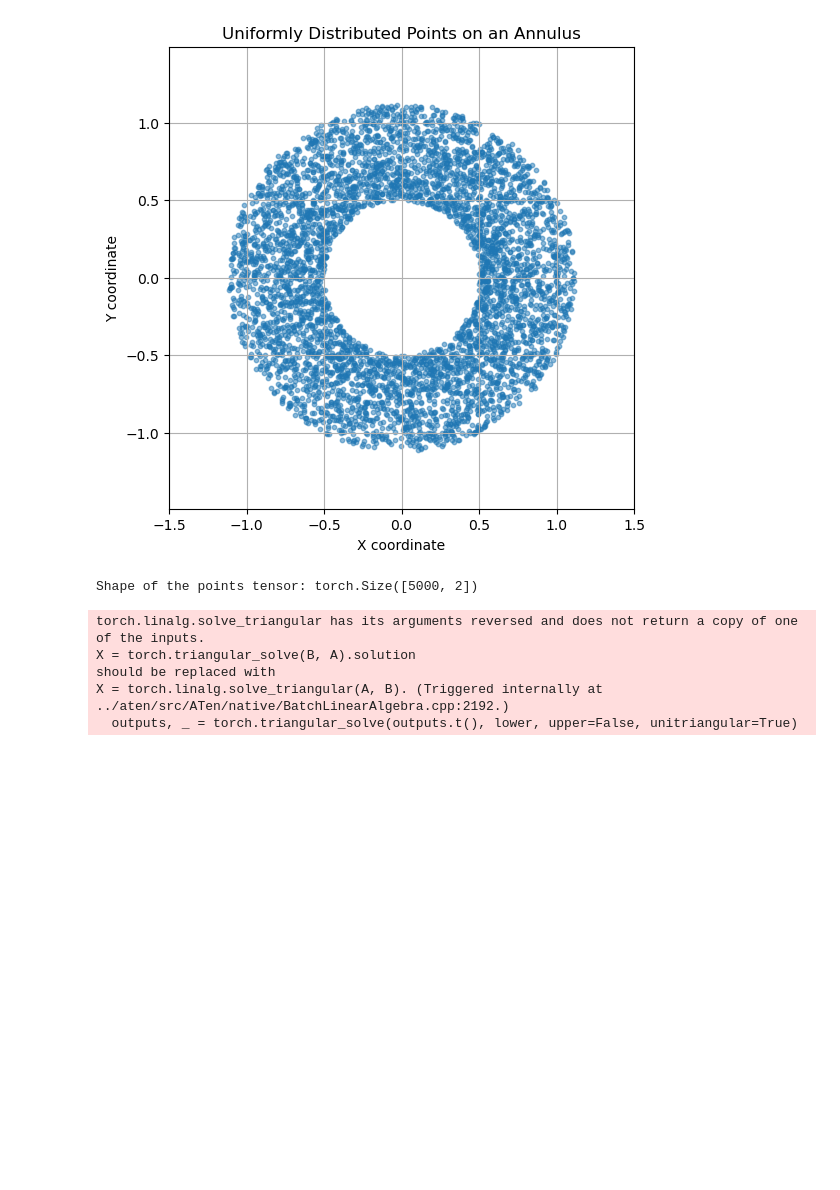
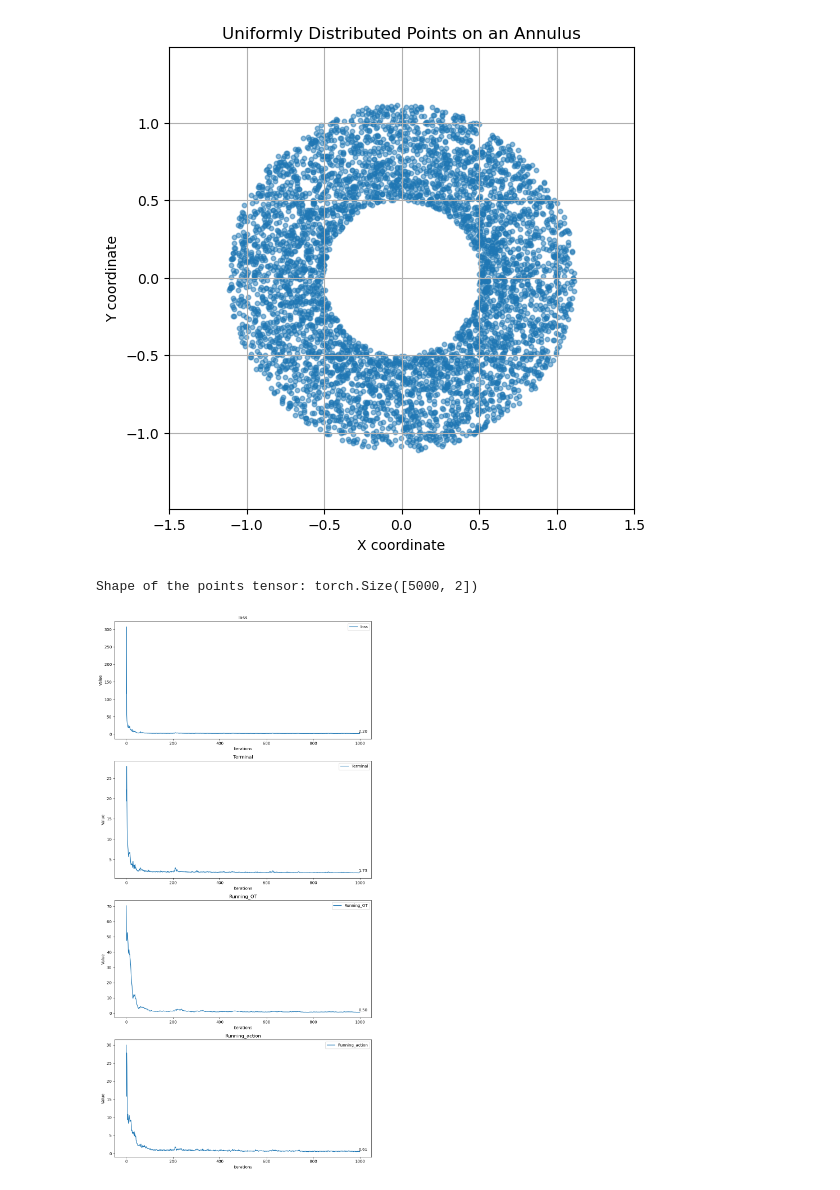
Before and after one commit to cliu687/Generative-String-Net, a Jupyter notebook: src/test2.ipynb, the cells around one changed output. Saved outputs shown, nothing was run; the diff lists cells and outputs as text; code cells hidden in the pictures; blank space fills up the shorter version.

```diff
--- a/src/test2.ipynb
+++ b/src/test2.ipynb
@@ -455,46 +455,73 @@ def compute_loss(flow, data, args, mode='train'):
         arclength_seq[i-1] =arclength2
         gradF2 = GradF2(part[:,i,:])
         running_loss += torch.sqrt(gradF2 * arclength2)
         action_seq[i-1] = torch.sqrt(gradF2 * arclength2)
     L = torch.mean(K * torch.norm(part[:,I,:] - part[:,I+1,:], dim=[1,2])**2)
     differences = Energy_seq[1:] - Energy_seq[:-1]
     energydiff_loss = (torch.max(differences)/torch.min(differences)-1)**2
-
-    differences = arclength_seq[1:] - arclength_seq[:-1]
-    arclendiff_loss = (torch.max(differences)/torch.min(differences)-1)**2
-
-    differences = action_seq[1:] - action_seq[:-1]
-    arcactdiff_loss = (torch.max(differences)/torch.min(differences)-1)**2
+    arclendiff_loss = (torch.max(arclength_seq)/torch.min(arclength_seq)-1)**2
+    arcactdiff_loss = (torch.max(action_seq)/torch.min(action_seq)-1)**2
     # interaction (F)
     F_P    = torch.Tensor([0]).to(device)
     F_E    = torch.Tensor([0]).to(device)
     F_cost = torch.Tensor([0]).to(device)
 
     # Overall loss
-    loss = G_cost + args.lbd_OT * (L+running_loss+args.lbd_OT*arcactdiff_loss) + args.lbd_F * F_cost
+    loss = G_cost + args.lbd_OT * (L+running_loss)+args.lbd_OT*arclendiff_loss + args.lbd_F * F_cost
 
     # return loss, G_cost, L_cost, F_cost
-    return {'loss': loss, 'G': G_cost, 'L': L_cost, 'F': F_cost}
+    return {'loss': loss, 'Terminal': G_cost, 'Running_OT': L, 'Running_action':running_loss, 'arc': arclendiff_loss, 'F': F_cost}
 
 # main loop
+# 初始化存储损失值的字典
+losses = {'loss': [], 'Terminal': [], 'Running_OT': [], 'Running_action': [], 'arc': []}
+
 for step in tqdm(range(args.num_training_steps), desc='Training Progress', unit='iter'):
     flow.train()
     optimizer.zero_grad()
 
     # grab data
     batch = next(train_generator).to(device)
     loss_dict = compute_loss(flow, points, args, mode='train')
+    # 保存loss值
+    losses['loss'].append(loss_dict['loss'].item())
+    losses['Terminal'].append(loss_dict['Terminal'].item())
+    losses['Running_OT'].append(loss_dict['Running_OT'].item())
+    losses['Running_action'].append(loss_dict['Running_action'].item())
+    losses['arc'].append(loss_dict['arc'].item())
+
+
     loss      = loss_dict['loss']
 
     loss.backward()
     clip_grad_norm_(flow.parameters(), args.grad_norm_clip_value)
     optimizer.step()
+
+
+# 画图部分
+fig, axs = plt.subplots(4, 1, figsize=(10, 20))
+loss_types = ['loss', 'Terminal', 'Running_OT', 'Running_action','arc']
+titles = ['loss', 'Terminal', 'Running_OT', 'Running_action','arc']
+
+for i, ax in enumerate(axs):
+    ax.plot(losses[loss_types[i]], label=loss_types[i])
+    ax.set_title(titles[i])
+    ax.set_xlabel('Iterations')
+    ax.set_ylabel('Value')
+    ax.legend()
+
+    # 标注最后一点的值
+    final_value = losses[loss_types[i]][-1]
+    ax.annotate(f'{final_value:.2f}', # 格式化为两位小数
+                xy=(len(losses[loss_types[i]]) - 1, final_value),
+                xytext=(8, 0),
+                textcoords='offset points',
+                ha='center', va='bottom')
+
+plt.tight_layout()
+plt.show()
 # %% [output]
-torch.linalg.solve_triangular has its arguments reversed and does not return a copy of one of the inputs.
-X = torch.triangular_solve(B, A).solution
-should be replaced with
-X = torch.linalg.solve_triangular(A, B). (Triggered internally at ../aten/src/ATen/native/BatchLinearAlgebra.cpp:2192.)
-  outputs, _ = torch.triangular_solve(outputs.t(), lower, upper=False, unitriangular=True)
+[figure, added]
 # %%
 z_K, ld_gen, OT_cost_gen, hist_gen, hist_ld_gen, z_0 = flow.sample(args.train_batch_size)
 hist = hist_gen
```
Also changed, not shown: parts of 3 cells of this notebook.
